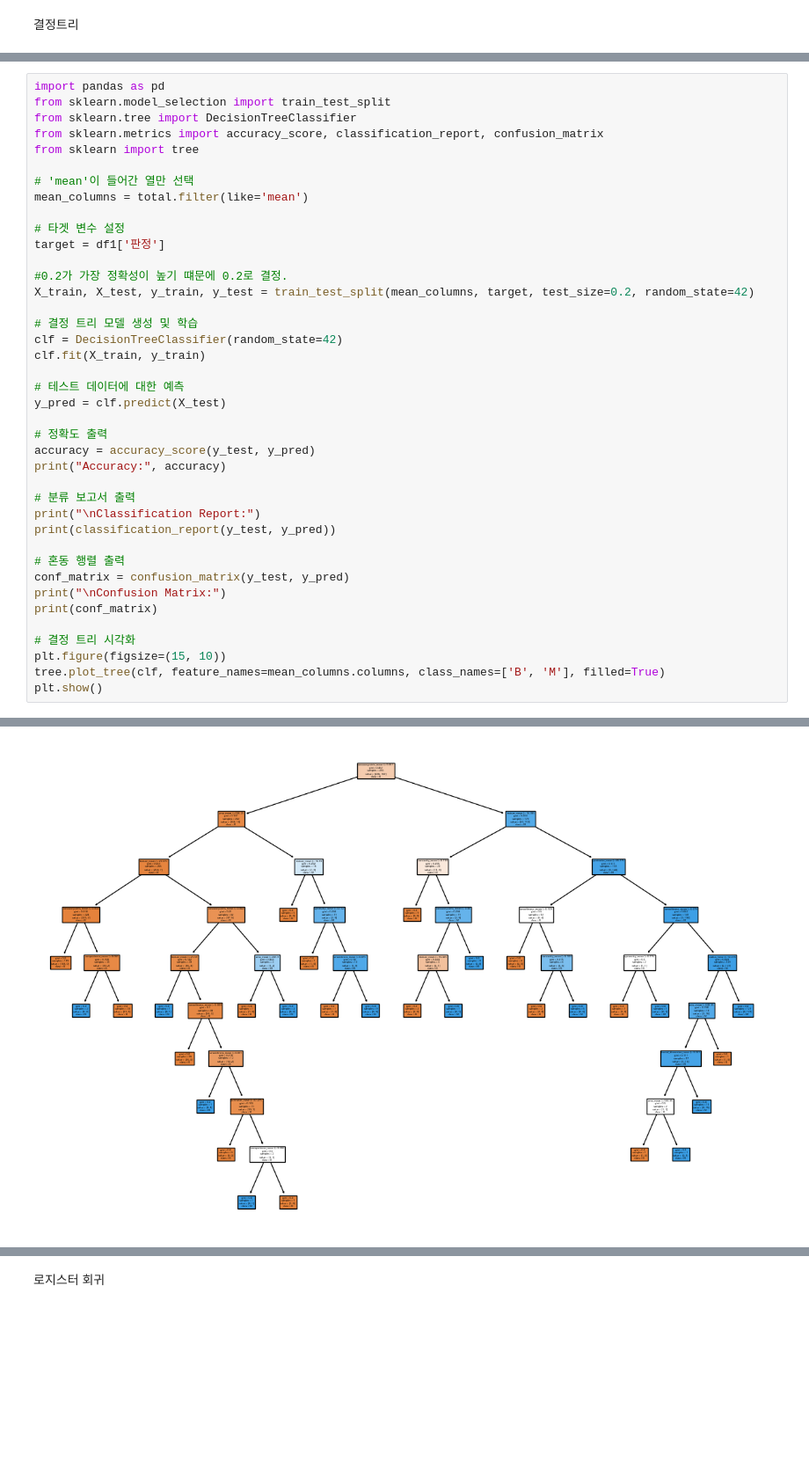
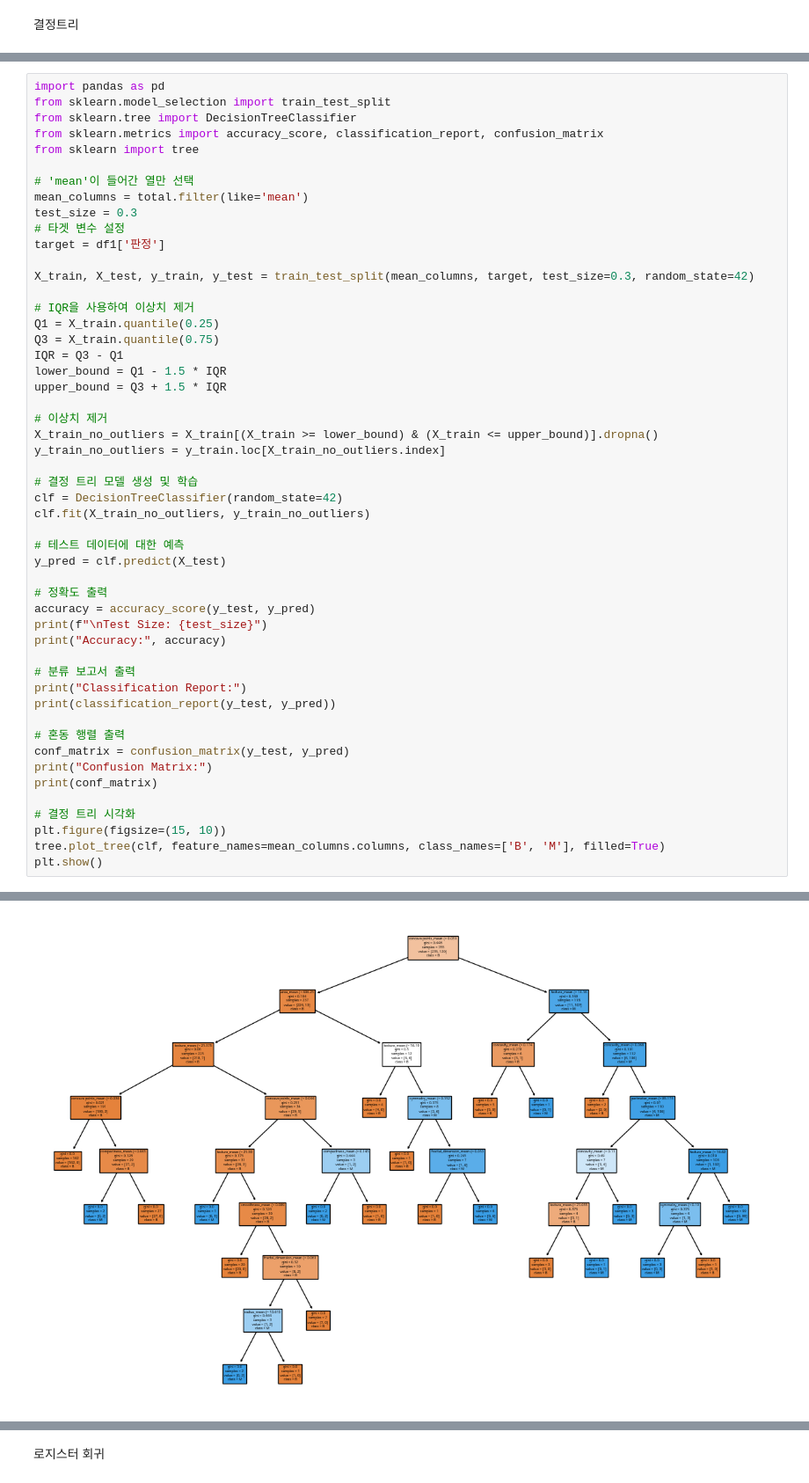
Before and after one commit to newgodin/hoseomachine, a Jupyter notebook: 유방암진단.ipynb, the cells around one changed output, grey strips where cells are left out. Shown at 88% size. Cells and saved outputs as stored; diff of their text form; blank space fills up the shorter version.

```diff
--- a/유방암진단.ipynb
+++ b/유방암진단.ipynb
@@ -226,31 +267,42 @@ from sklearn import tree
 
 # 'mean'이 들어간 열만 선택
 mean_columns = total.filter(like='mean')
-
+test_size = 0.3
 # 타겟 변수 설정
 target = df1['판정']
 
-#0.2가 가장 정확성이 높기 떄문에 0.2로 결정.
-X_train, X_test, y_train, y_test = train_test_split(mean_columns, target, test_size=0.2, random_state=42)
+X_train, X_test, y_train, y_test = train_test_split(mean_columns, target, test_size=0.3, random_state=42)
+
+# IQR을 사용하여 이상치 제거
+Q1 = X_train.quantile(0.25)
+Q3 = X_train.quantile(0.75)
+IQR = Q3 - Q1
+lower_bound = Q1 - 1.5 * IQR
+upper_bound = Q3 + 1.5 * IQR
+
+# 이상치 제거
+X_train_no_outliers = X_train[(X_train >= lower_bound) & (X_train <= upper_bound)].dropna()
+y_train_no_outliers = y_train.loc[X_train_no_outliers.index]
 
 # 결정 트리 모델 생성 및 학습
 clf = DecisionTreeClassifier(random_state=42)
-clf.fit(X_train, y_train)
+clf.fit(X_train_no_outliers, y_train_no_outliers)
 
 # 테스트 데이터에 대한 예측
 y_pred = clf.predict(X_test)
 
 # 정확도 출력
 accuracy = accuracy_score(y_test, y_pred)
+print(f"\nTest Size: {test_size}")
 print("Accuracy:", accuracy)
 
 # 분류 보고서 출력
-print("\nClassification Report:")
+print("Classification Report:")
 print(classification_report(y_test, y_pred))
 
 # 혼동 행렬 출력
 conf_matrix = confusion_matrix(y_test, y_pred)
-print("\nConfusion Matrix:")
+print("Confusion Matrix:")
 print(conf_matrix)
 
 # 결정 트리 시각화
@@ -277 +328 @@ Confusion Matrix:
-[figure, old version]
+[figure, new version]
```
Also changed, not shown: parts of 20 cells of this notebook.
